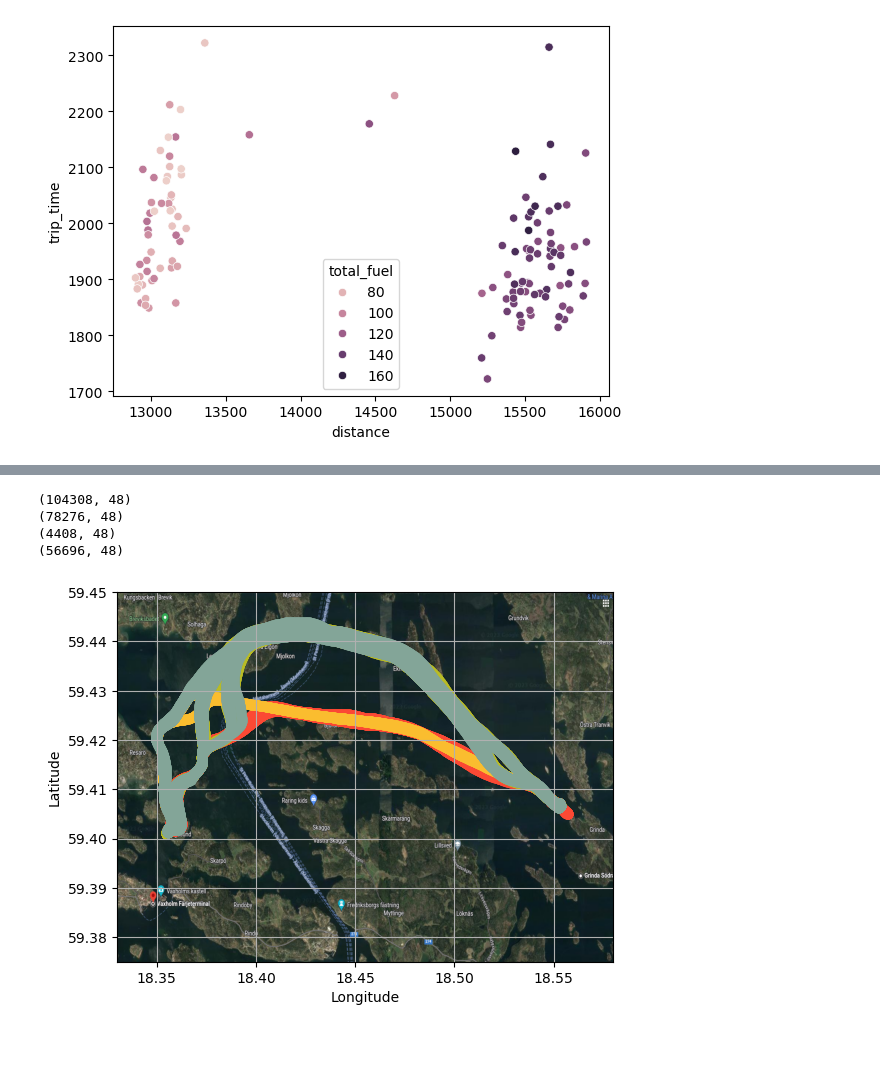
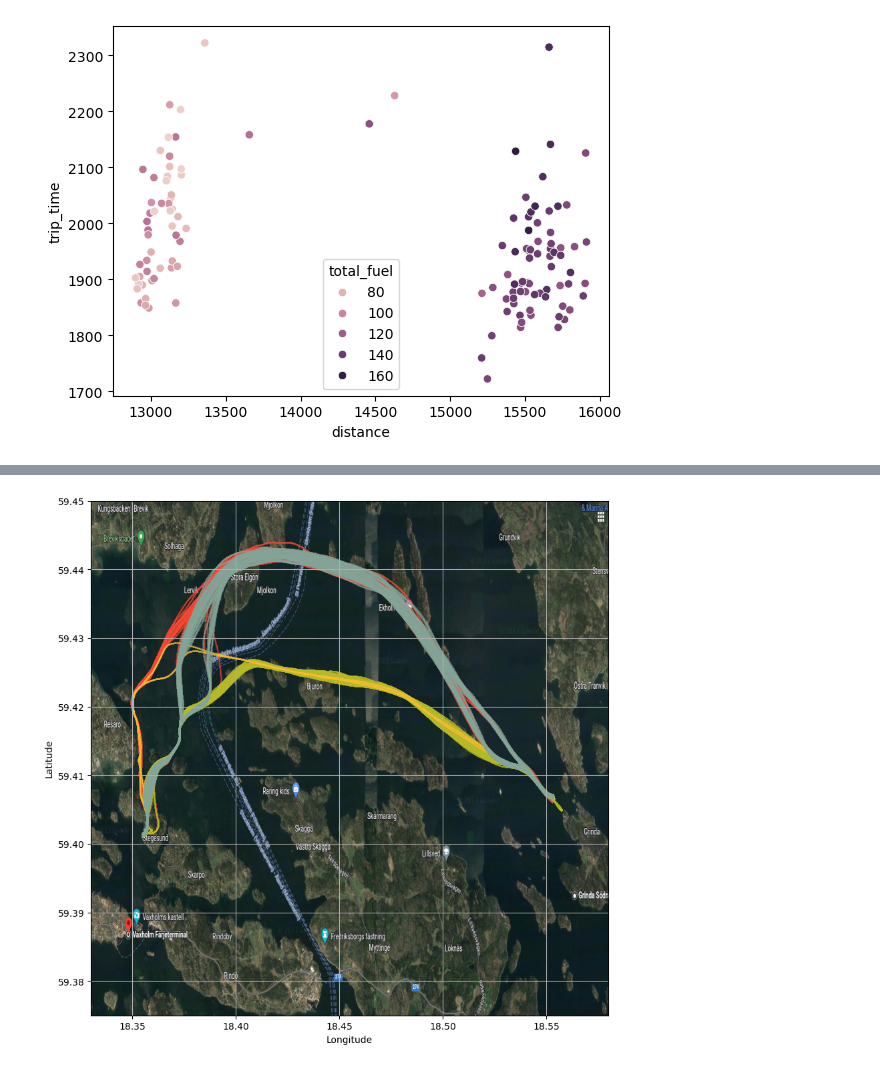
Before and after one commit to williamswe123/Datamining_Projekt, a Jupyter notebook: Economic_Path_Analysis.ipynb, the cells around one changed output, grey strips where cells are left out. Cells and saved outputs as stored; diff of their text form; code cells hidden in the pictures.

Commit message:
Color graph

```diff
--- a/Economic_Path_Analysis.ipynb
+++ b/Economic_Path_Analysis.ipynb
@@ -106,36 +106,31 @@ for c in range(cluster_amount):
 # %%
 # Create a scatter plot of latitude and longitude to visualize the ferry's path
 
 # Create a figure and axis
-fig, ax = plt.subplots()
+fig, ax = plt.subplots(figsize=(10,10))
 
 ## Load the background image
 image = plt.imread('route_bg.png')
 
 # Display the image on the plot
 
-
-
 ax.imshow(image, aspect='auto', extent=[18.33, 18.58, 59.375, 59.45])  # Adjust extent if needed
-
 
 #fig = plt.figure(figsize=(10,7))
 colors = ["#fb4934", "#b8bb26", "#fabd2f", "#83a598", "#d3869b", "#8ec07c", "#fe8019", "#282828"]
 
+cluster_raw_data = []
+
 for i in range(cluster_amount):
     l = list(data_trips[clusterLabels == i].index)
     t = data[data['RT_id'].isin(l)]
-    print(t.shape)
-    plt.scatter(t['longitude'], t['latitude'], c=colors[i])
+    cluster_raw_data.append(t)
+    plt.scatter(t['longitude'], t['latitude'], c=colors[i], s=0.1)
 
 plt.xlabel('Longitude')
 plt.ylabel('Latitude')
 plt.grid()
 plt.show()
 # %% [output]
-(104308, 48)
-(78276, 48)
-(4408, 48)
-(56696, 48)
-[figure, old version]
+[figure, new version]
 # %%
```
Also changed, not shown: parts of 4 cells of this notebook.
